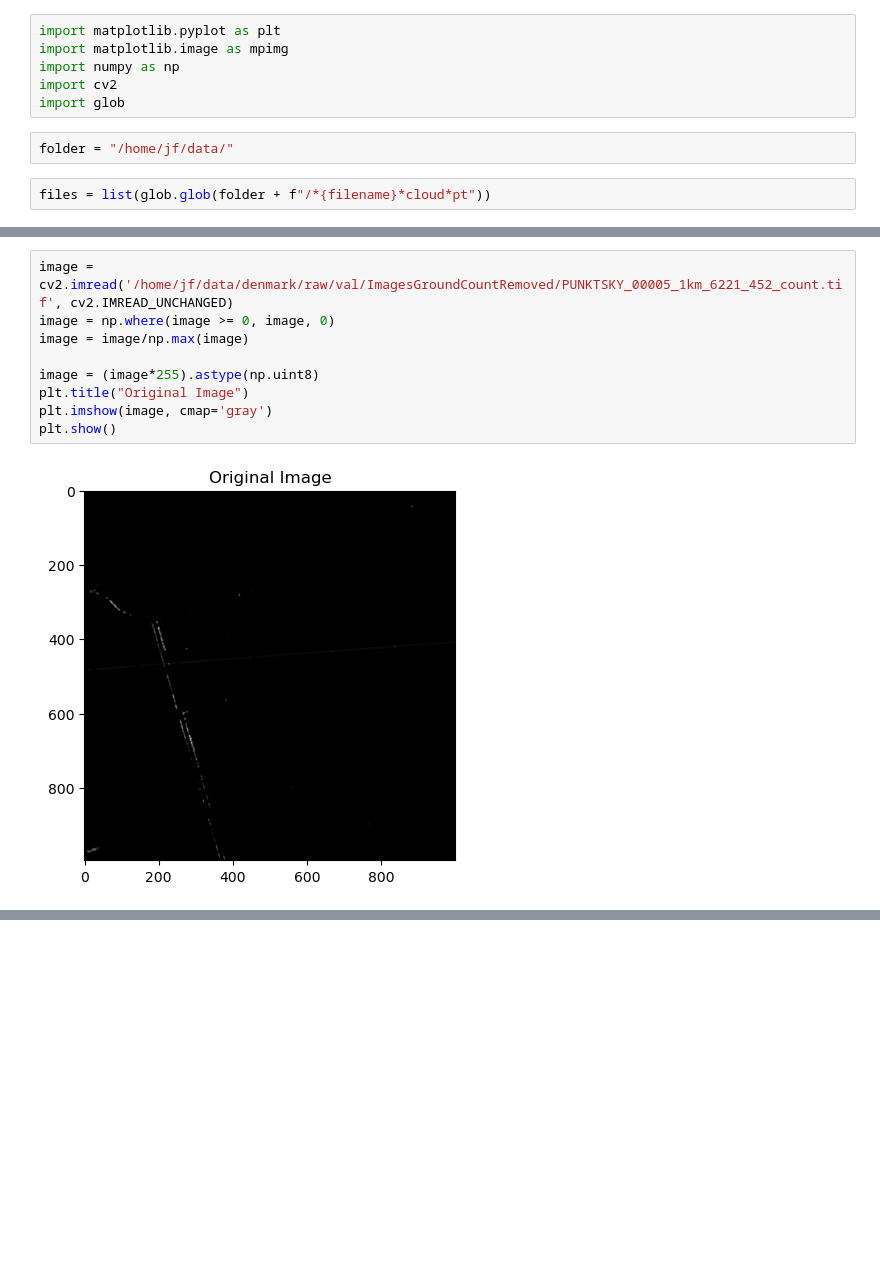
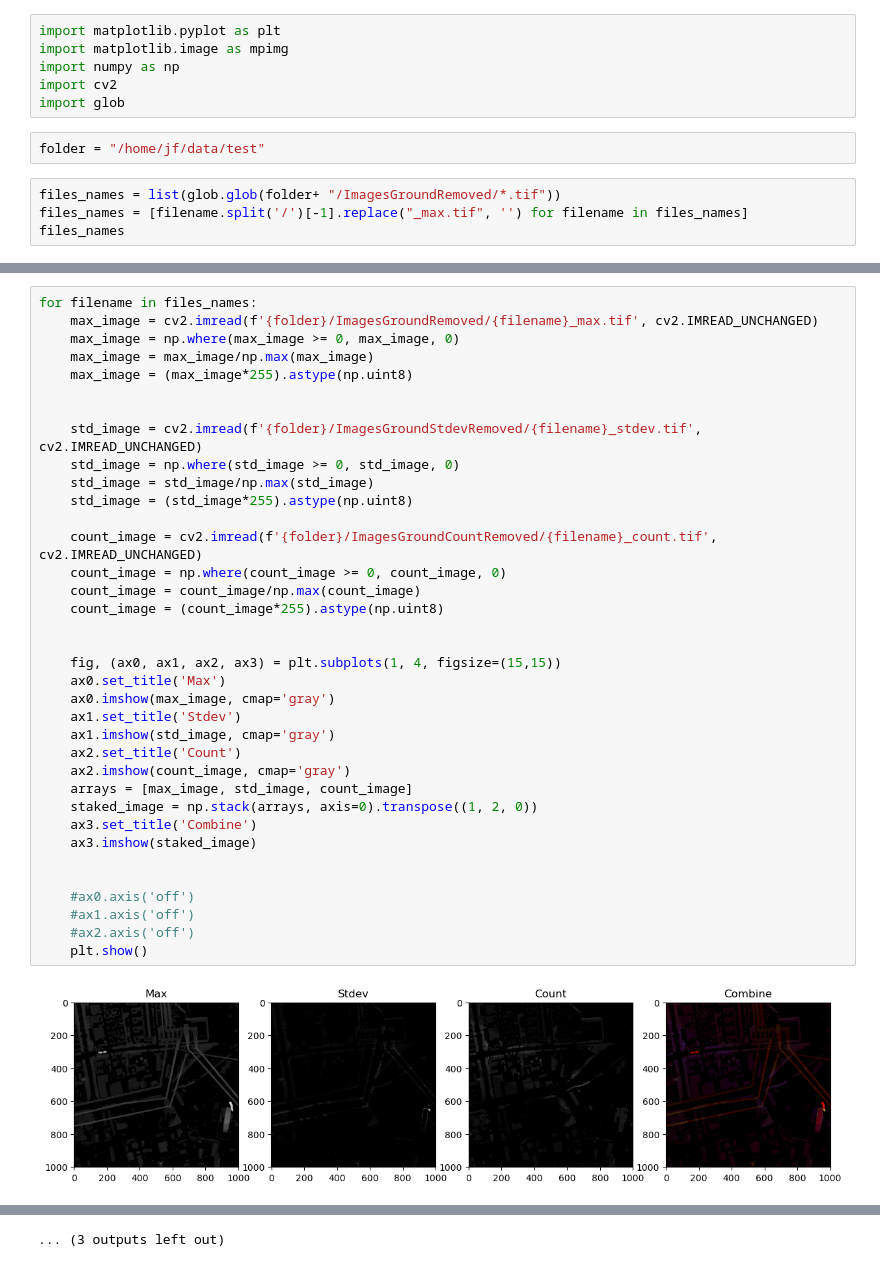
Before and after one commit to j-friis/master-thesis, a Jupyter notebook: Code/ShowTif.ipynb, the cells around one changed output, grey strips where cells are left out. Saved outputs shown, nothing was run; the diff lists cells and outputs as text; blank space fills up the shorter version.

```diff
--- a/Code/ShowTif.ipynb
+++ b/Code/ShowTif.ipynb
@@ -5,6 +5,8 @@ import numpy as np
 import cv2
 import glob
 # %%
-folder = "/home/jf/data/"
+folder = "/home/jf/data/test"
 # %%
-files = list(glob.glob(folder + f"/*{filename}*cloud*pt"))
+files_names = list(glob.glob(folder+ "/ImagesGroundRemoved/*.tif"))
+files_names = [filename.split('/')[-1].replace("_max.tif", '') for filename in files_names]
+files_names
@@ -55,11 +29,38 @@ plt.show()
-# %%
-image = cv2.imread('/home/jf/data/denmark/raw/val/ImagesGroundCountRemoved/PUNKTSKY_00005_1km_6221_452_count.tif', cv2.IMREAD_UNCHANGED)
-image = np.where(image >= 0, image, 0)
-image = image/np.max(image)
-
-image = (image*255).astype(np.uint8)
-plt.title("Original Image")
-plt.imshow(image, cmap='gray')
-plt.show()
-# %% [output]
-[figure, removed]
+# %%
+for filename in files_names:
+    max_image = cv2.imread(f'{folder}/ImagesGroundRemoved/{filename}_max.tif', cv2.IMREAD_UNCHANGED)
+    max_image = np.where(max_image >= 0, max_image, 0)
+    max_image = max_image/np.max(max_image)
+    max_image = (max_image*255).astype(np.uint8)
+
+
+    std_image = cv2.imread(f'{folder}/ImagesGroundStdevRemoved/{filename}_stdev.tif', cv2.IMREAD_UNCHANGED)
+    std_image = np.where(std_image >= 0, std_image, 0)
+    std_image = std_image/np.max(std_image)
+    std_image = (std_image*255).astype(np.uint8)
+
+    count_image = cv2.imread(f'{folder}/ImagesGroundCountRemoved/{filename}_count.tif', cv2.IMREAD_UNCHANGED)
+    count_image = np.where(count_image >= 0, count_image, 0)
+    count_image = count_image/np.max(count_image)
+    count_image = (count_image*255).astype(np.uint8)
+
+
+    fig, (ax0, ax1, ax2, ax3) = plt.subplots(1, 4, figsize=(15,15))
+    ax0.set_title('Max')
+    ax0.imshow(max_image, cmap='gray')
+    ax1.set_title('Stdev')
+    ax1.imshow(std_image, cmap='gray')
+    ax2.set_title('Count')
+    ax2.imshow(count_image, cmap='gray')
+    arrays = [max_image, std_image, count_image]
+    staked_image = np.stack(arrays, axis=0).transpose((1, 2, 0))
+    ax3.set_title('Combine')
+    ax3.imshow(staked_image)
+
+
+    #ax0.axis('off')
+    #ax1.axis('off')
+    #ax2.axis('off')
+    plt.show()
+# %% [output]
+[figure, added]
@@ -65,0 +78 @@ plt.show()
+... (3 outputs left out)
```
Also changed, not shown: parts of 3 cells of this notebook, 2 other files.
